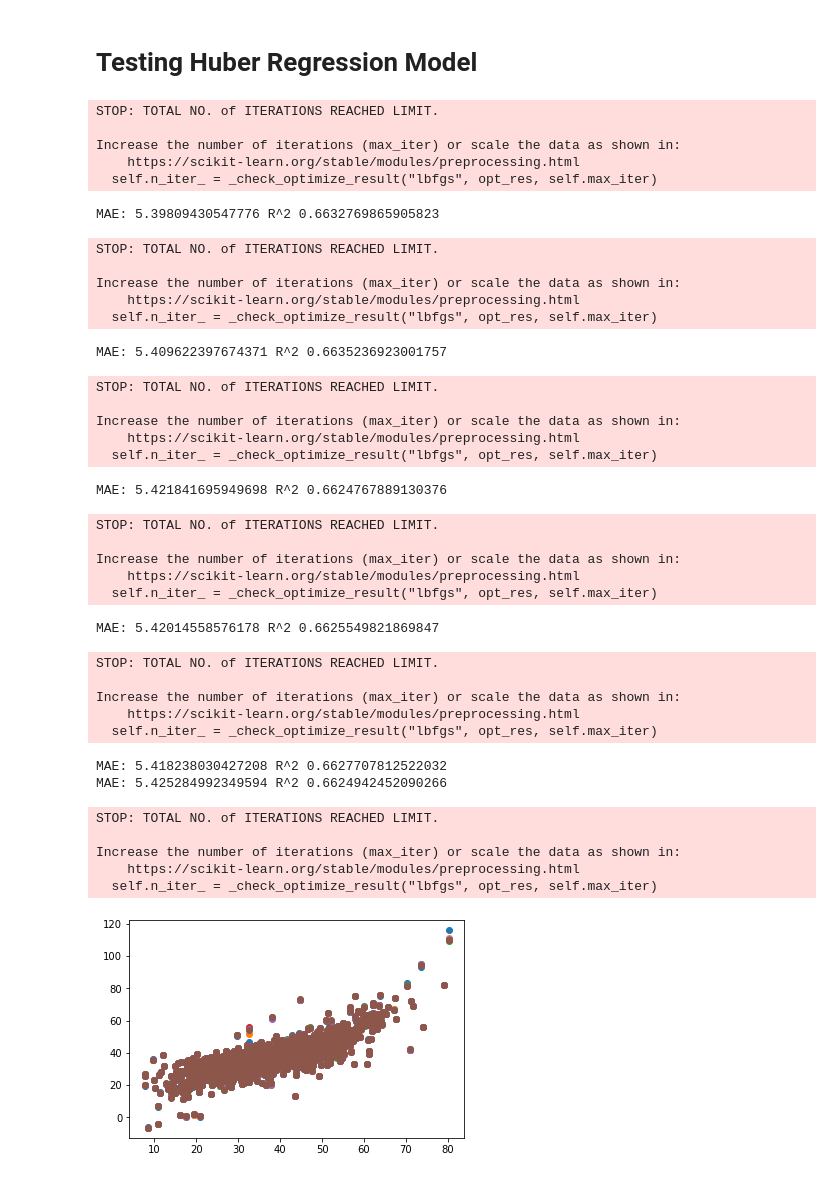
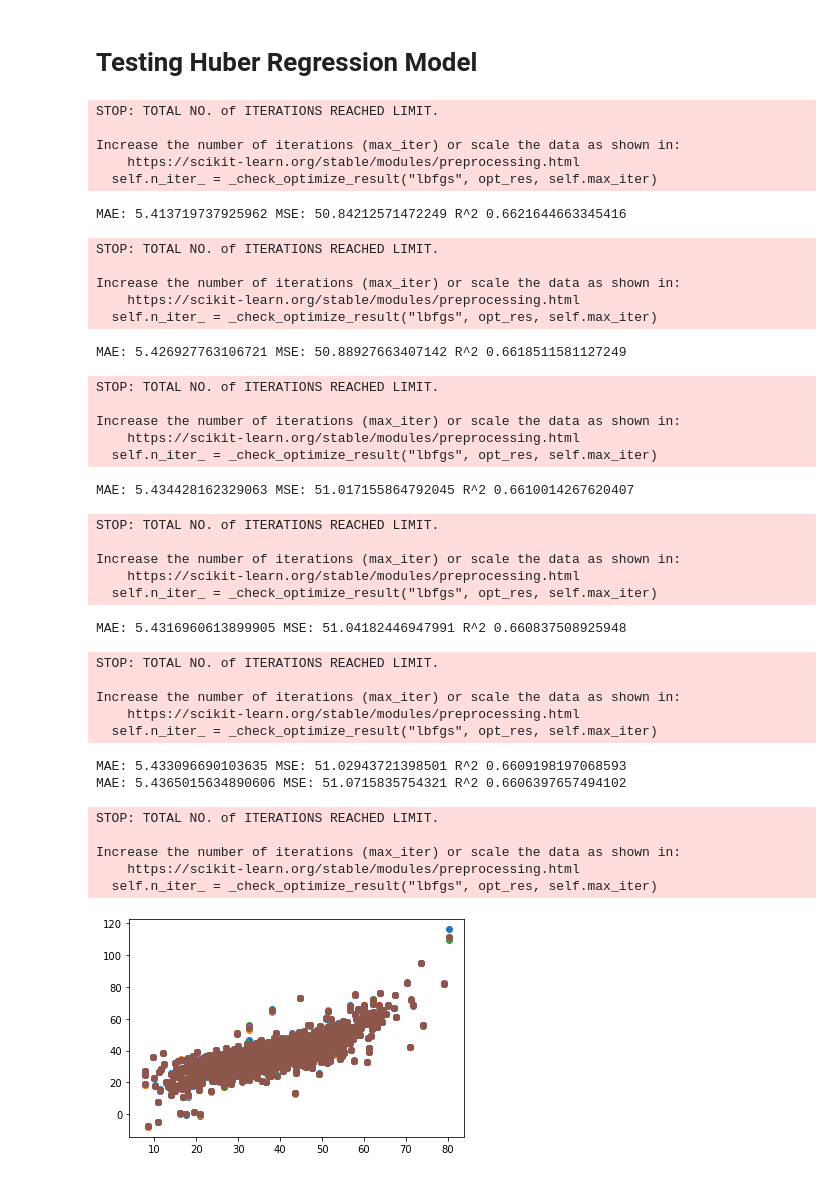
Before and after one commit to K-Molloy/lubrizol-variable-selection, a Jupyter notebook: Modelling/Robust.ipynb, the cells around one changed output. Cells and saved outputs as stored; diff of their text form; code cells hidden in the pictures.

```diff
--- a/Modelling/Robust.ipynb
+++ b/Modelling/Robust.ipynb
@@ -324,8 +344,13 @@ ransac.fit(X_train, y_train)
 y_hat = ransac.predict(X_test)
 # evaluate predictions
 mae = mean_absolute_error(y_test, y_hat)
+mse = mean_squared_error(y_test, y_hat)
 r2 = r2_score(y_test, y_hat)
 print('MAE: {0}'.format(mae))
+print('MSE: {0}'.format(mse))
 print('R^2: {0}'.format(r2))
+#plot
 plt.scatter(y_test, y_hat)
+xpoints = ypoints = plt.xlim()
+plt.plot(xpoints, ypoints, linestyle='--', color='k', lw=3, scalex=False, scaley=False)
 # %% [output]
@@ -345,47 +371,48 @@ for max_iterations in [100, 200, 300, 400, 500, 1000]:
     y_hat = huber.predict(X_test)
     # evaluate predictions
     mae = mean_absolute_error(y_test, y_hat)
+    mse = mean_squared_error(y_test, y_hat)
     r2 = r2_score(y_test, y_hat)
-    print('MAE: {0} R^2 {1}'.format(mae, r2))
+    print('MAE: {0} MSE: {1} R^2 {2}'.format(mae, mse, r2))
     plt.scatter(y_test, y_hat)
 # %% [output]
 STOP: TOTAL NO. of ITERATIONS REACHED LIMIT.
 
 Increase the number of iterations (max_iter) or scale the data as shown in:
     https://scikit-learn.org/stable/modules/preprocessing.html
   self.n_iter_ = _check_optimize_result("lbfgs", opt_res, self.max_iter)
-MAE: 5.39809430547776 R^2 0.6632769865905823
+MAE: 5.413719737925962 MSE: 50.84212571472249 R^2 0.6621644663345416
 STOP: TOTAL NO. of ITERATIONS REACHED LIMIT.
 
 Increase the number of iterations (max_iter) or scale the data as shown in:
     https://scikit-learn.org/stable/modules/preprocessing.html
   self.n_iter_ = _check_optimize_result("lbfgs", opt_res, self.max_iter)
-MAE: 5.409622397674371 R^2 0.6635236923001757
+MAE: 5.426927763106721 MSE: 50.88927663407142 R^2 0.6618511581127249
 STOP: TOTAL NO. of ITERATIONS REACHED LIMIT.
 
 Increase the number of iterations (max_iter) or scale the data as shown in:
     https://scikit-learn.org/stable/modules/preprocessing.html
   self.n_iter_ = _check_optimize_result("lbfgs", opt_res, self.max_iter)
-MAE: 5.421841695949698 R^2 0.6624767889130376
+MAE: 5.434428162329063 MSE: 51.017155864792045 R^2 0.6610014267620407
 STOP: TOTAL NO. of ITERATIONS REACHED LIMIT.
 
 Increase the number of iterations (max_iter) or scale the data as shown in:
     https://scikit-learn.org/stable/modules/preprocessing.html
   self.n_iter_ = _check_optimize_result("lbfgs", opt_res, self.max_iter)
-MAE: 5.42014558576178 R^2 0.6625549821869847
+MAE: 5.4316960613899905 MSE: 51.04182446947991 R^2 0.660837508925948
 STOP: TOTAL NO. of ITERATIONS REACHED LIMIT.
 
 Increase the number of iterations (max_iter) or scale the data as shown in:
     https://scikit-learn.org/stable/modules/preprocessing.html
   self.n_iter_ = _check_optimize_result("lbfgs", opt_res, self.max_iter)
-MAE: 5.418238030427208 R^2 0.6627707812522032
-MAE: 5.425284992349594 R^2 0.6624942452090266
+MAE: 5.433096690103635 MSE: 51.02943721398501 R^2 0.6609198197068593
+MAE: 5.4365015634890606 MSE: 51.0715835754321 R^2 0.6606397657494102
 STOP: TOTAL NO. of ITERATIONS REACHED LIMIT.
 
 Increase the number of iterations (max_iter) or scale the data as shown in:
     https://scikit-learn.org/stable/modules/preprocessing.html
   self.n_iter_ = _check_optimize_result("lbfgs", opt_res, self.max_iter)
-[figure, old version]
+[figure, new version]
 # %%
 # test robustness?
 for robustness in [1, 1.05, 1.1, 1.2, 1.3, 1.4, 1.5, 2, 3, 4, 5]:
```
Also changed, not shown: parts of 10 cells of this notebook, 3 other files.
